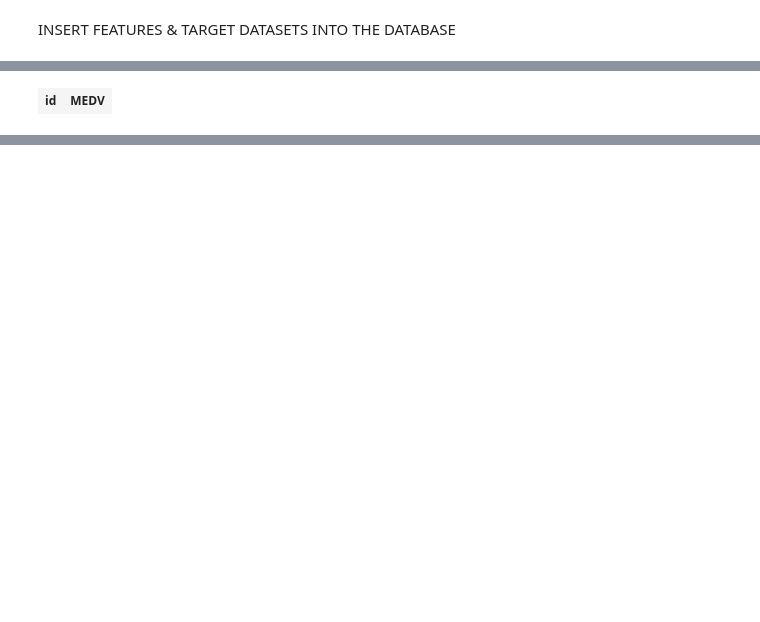
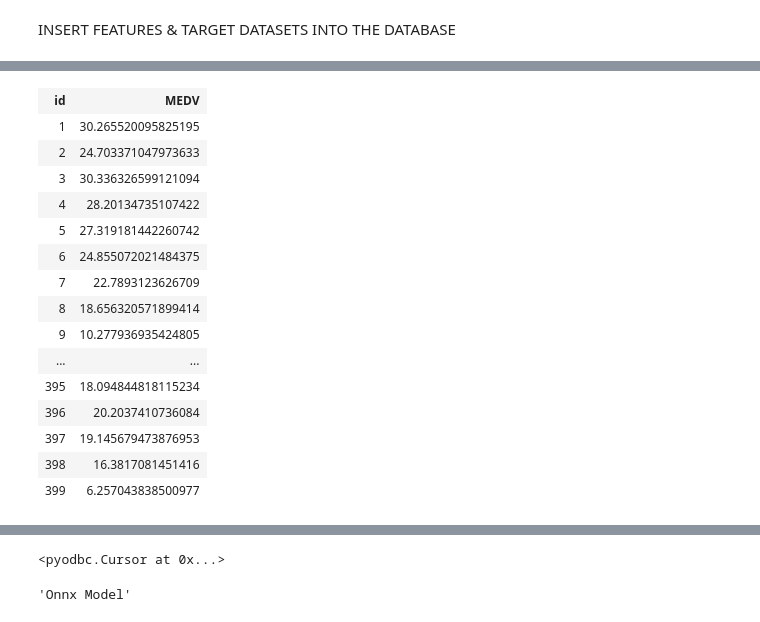
Before and after one commit to marvin-garcia/AzureSqlEdge, a Jupyter notebook: ML/Notebooks/train-boston-housing-model.ipynb, the cells around one changed output, grey strips where cells are left out. Drawn from its saved outputs; the diff is of its cells as text; code cells hidden in the pictures; blank space fills up the shorter version.

```diff
--- a/ML/Notebooks/train-boston-housing-model.ipynb
+++ b/ML/Notebooks/train-boston-housing-model.ipynb
@@ -331,7 +331,7 @@ USE onnx
 DECLARE @model VARBINARY(max) = (
         SELECT DATA
         FROM dbo.models
-        WHERE id = 1
+        WHERE id = 3
         );
 
 WITH predict_input
@@ -360 +361,16 @@ Total execution time: 00:00:00.087
 | id | MEDV |
+| 1 | 30.265520095825195 |
+| 2 | 24.703371047973633 |
+| 3 | 30.336326599121094 |
+| 4 | 28.20134735107422 |
+| 5 | 27.319181442260742 |
+| 6 | 24.855072021484375 |
+| 7 | 22.7893123626709 |
+| 8 | 18.656320571899414 |
+| 9 | 10.277936935424805 |
+| ... | ... |
+| 395 | 18.094844818115234 |
+| 396 | 20.2037410736084 |
+| 397 | 19.145679473876953 |
+| 398 | 16.3817081451416 |
+| 399 | 6.257043838500977 |
@@ -362,0 +377,25 @@ Error occurred during execution of the builtin function 'PREDICT' with HRESULT 0
+# %%
+import pyodbc
+
+sql_server = 'iotedgevm-be9601db-be9601db.eastus.cloudapp.azure.com' # SQL Server IP address
+sql_database = "onnx"
+sql_username = 'sa' # SQL Server username
+sql_password = 'SuperSecretP@ssw0rd!' # SQL Server password
+models_table = "models"
+models_id_column_name = "id"
+
+db_connection_string = f'Driver={{ODBC Driver 17 for SQL Server}};Server={sql_server};UID={sql_username};PWD={sql_password};Database={sql_database};'
+conn = pyodbc.connect(db_connection_string, autocommit=True)
+cursor = conn.cursor()
+
+# retrieve respective model
+tag = 1
+query = f'SELECT * FROM dbo.{models_table} WHERE {models_id_column_name}={tag}'
+cursor.execute(query)
+# %% [output]
+<pyodbc.Cursor at 0x...>
+# %%
+#all = cursor.fetchall()
+all[0].description
+# %% [output]
+'Onnx Model'
```
Also changed, not shown: parts of 2 cells of this notebook, 27 other files.
